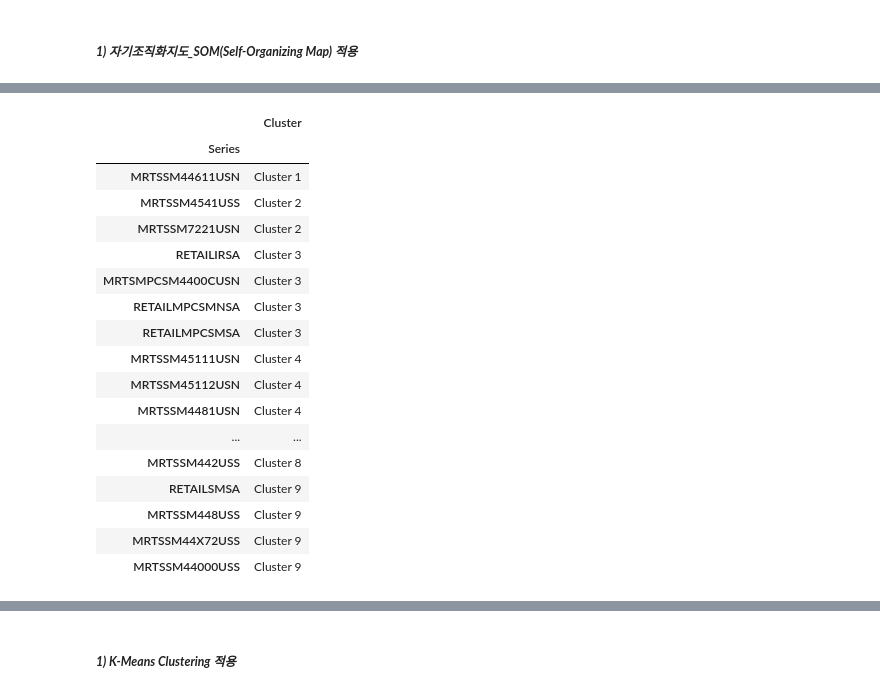
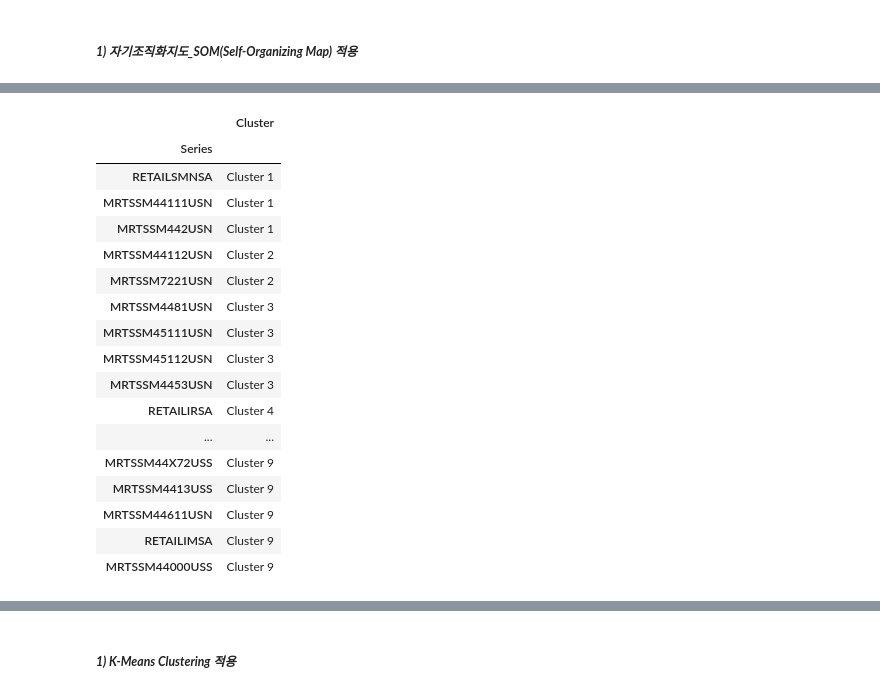
Before and after one commit to mwithgod3952/jh_Minor_Projects, a Jupyter notebook: Test_version_of_time_series_clustering_with_SOM_and_K_Means_clustering.ipynb, the cells around one changed output, grey strips where cells are left out. Cells and saved outputs as stored; diff of their text form; code cells hidden in the pictures.

```diff
--- a/Test_version_of_time_series_clustering_with_SOM_and_K_Means_clustering.ipynb
+++ b/Test_version_of_time_series_clustering_with_SOM_and_K_Means_clustering.ipynb
@@ -308,21 +298,21 @@ map_df_lst[0]['Cluster']
 # %%
-display(map_df_lst[9])
+display(map_df_lst[4])
 # %% [output]
 |  | Cluster |
 | Series |  |
-| MRTSSM44611USN | Cluster 1 |
-| MRTSSM4541USS | Cluster 2 |
+| RETAILSMNSA | Cluster 1 |
+| MRTSSM44111USN | Cluster 1 |
+| MRTSSM442USN | Cluster 1 |
+| MRTSSM44112USN | Cluster 2 |
 | MRTSSM7221USN | Cluster 2 |
-| RETAILIRSA | Cluster 3 |
-| MRTSMPCSM4400CUSN | Cluster 3 |
-| RETAILMPCSMNSA | Cluster 3 |
-| RETAILMPCSMSA | Cluster 3 |
-| MRTSSM45111USN | Cluster 4 |
-| MRTSSM45112USN | Cluster 4 |
-| MRTSSM4481USN | Cluster 4 |
+| MRTSSM4481USN | Cluster 3 |
+| MRTSSM45111USN | Cluster 3 |
+| MRTSSM45112USN | Cluster 3 |
+| MRTSSM4453USN | Cluster 3 |
+| RETAILIRSA | Cluster 4 |
 | ... | ... |
-| MRTSSM442USS | Cluster 8 |
-| RETAILSMSA | Cluster 9 |
-| MRTSSM448USS | Cluster 9 |
 | MRTSSM44X72USS | Cluster 9 |
+| MRTSSM4413USS | Cluster 9 |
+| MRTSSM44611USN | Cluster 9 |
+| RETAILIMSA | Cluster 9 |
 | MRTSSM44000USS | Cluster 9 |
```
Also changed, not shown: parts of 11 cells of this notebook.
